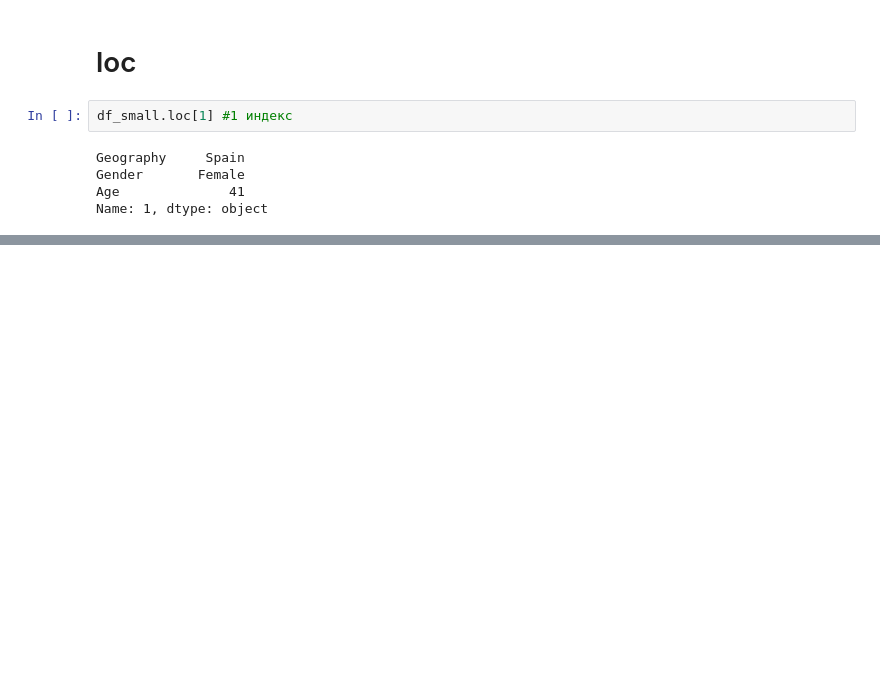
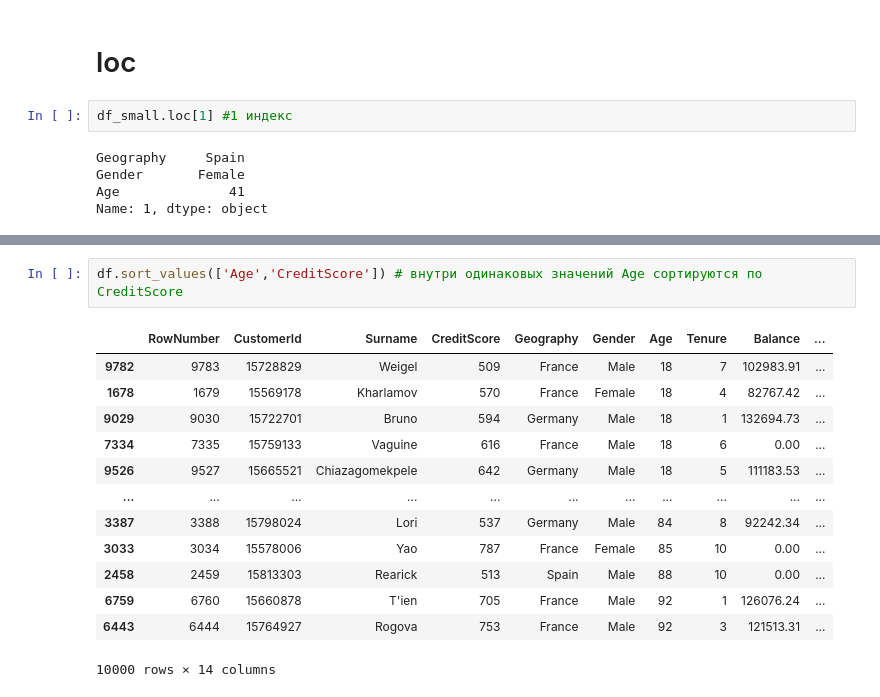
Before and after one commit to ArtemFilosofGB/PythonForAnalyst, a Jupyter notebook: Lesson2/Lesson_2_Анализ_данных_с_библиотекой_Pandas.ipynb, the cells around one changed output, grey strips where cells are left out. Saved outputs shown, nothing was run; the diff lists cells and outputs as text; blank space fills up the shorter version.

```diff
--- a/Lesson2/Lesson_2_Анализ_данных_с_библиотекой_Pandas.ipynb
+++ b/Lesson2/Lesson_2_Анализ_данных_с_библиотекой_Pandas.ipynb
@@ -565,0 +622,16 @@ NameError: name 'df_small' is not defined
+# %%
+df.sort_values(['Age','CreditScore']) # внутри одинаковых значений Age сортируются по CreditScore
+# %% [output]
+|  | RowNumber | CustomerId | Surname | CreditScore | Geography | Gender | Age | Tenure | Balance | ... |
+| 9782 | 9783 | 15728829 | Weigel | 509 | France | Male | 18 | 7 | 102983.91 | ... |
+| 1678 | 1679 | 15569178 | Kharlamov | 570 | France | Female | 18 | 4 | 82767.42 | ... |
+| 9029 | 9030 | 15722701 | Bruno | 594 | Germany | Male | 18 | 1 | 132694.73 | ... |
+| 7334 | 7335 | 15759133 | Vaguine | 616 | France | Male | 18 | 6 | 0.00 | ... |
+| 9526 | 9527 | 15665521 | Chiazagomekpele | 642 | Germany | Male | 18 | 5 | 111183.53 | ... |
+| ... | ... | ... | ... | ... | ... | ... | ... | ... | ... | ... |
+| 3387 | 3388 | 15798024 | Lori | 537 | Germany | Male | 84 | 8 | 92242.34 | ... |
+| 3033 | 3034 | 15578006 | Yao | 787 | France | Female | 85 | 10 | 0.00 | ... |
+| 2458 | 2459 | 15813303 | Rearick | 513 | Spain | Male | 88 | 10 | 0.00 | ... |
+| 6759 | 6760 | 15660878 | T'ien | 705 | France | Male | 92 | 1 | 126076.24 | ... |
+| 6443 | 6444 | 15764927 | Rogova | 753 | France | Male | 92 | 3 | 121513.31 | ... |
+10000 rows × 14 columns
```
Also changed, not shown: parts of 6 cells of this notebook, 1 other file.
